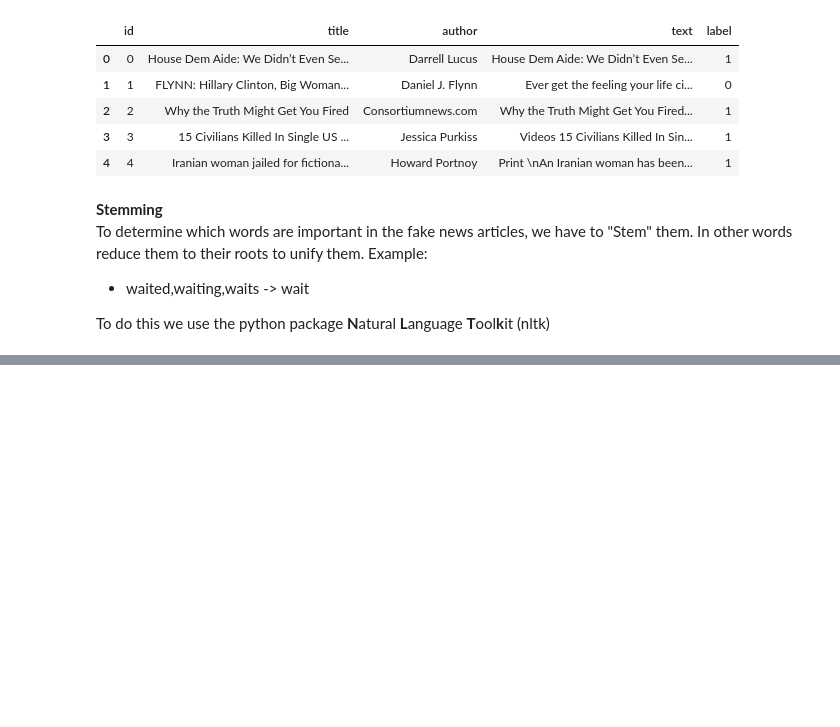
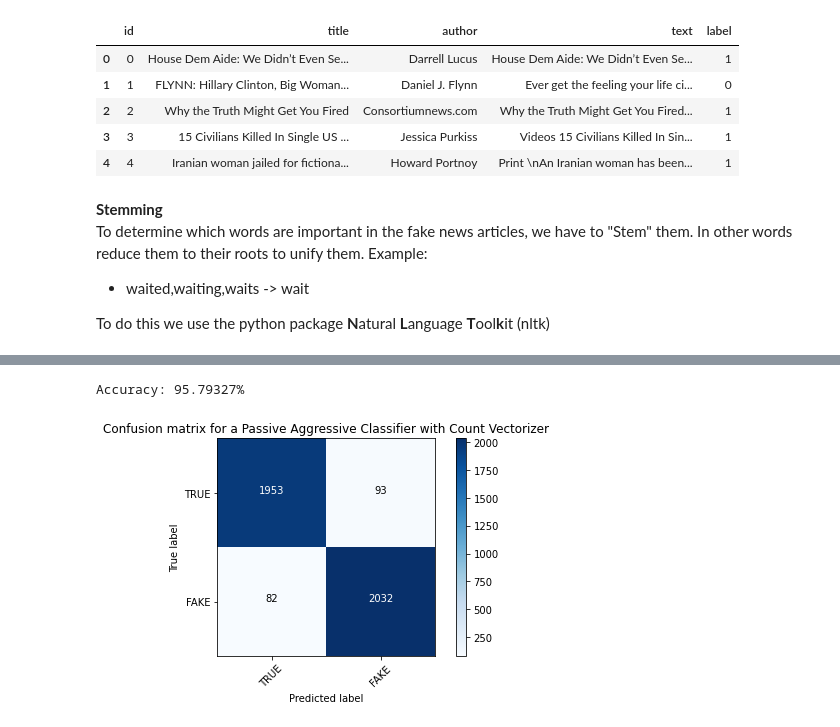
Before and after one commit to Cubba2412/Machine-Learning-Mini-project, a Jupyter notebook: FakeNewsPredictor.ipynb, the cells around one changed output, grey strips where cells are left out. Saved outputs shown, nothing was run; the diff lists cells and outputs as text; code cells hidden in the pictures; blank space fills up the shorter version.

```diff
--- a/FakeNewsPredictor.ipynb
+++ b/FakeNewsPredictor.ipynb
@@ -206,0 +380,16 @@ In other words, the documents with bigrams containing <em>guatemalan</em> are mo
+# %%
+# Instantiate the model
+linear_classifier = PassiveAggressiveClassifier(max_iter=10)
+# Fit the model to the ((count) vectorized) training data
+linear_classifier.fit(count_train, y_train)
+# Make a prediction
+pred_linear_count = linear_classifier.predict(count_test)
+# Extract the accuracy and print it
+acc_linear_count = metrics.accuracy_score(y_test, pred_linear_count)
+print("Accuracy: {:.5f}%".format(acc_linear_count*100))
+# Create a confusion matrix and plot it
+cm3 = metrics.confusion_matrix(y_test, pred_linear_count, labels=[0,1])
+plot_confusion_matrix(cm3, classes=['TRUE','FAKE'], title ='Confusion matrix for a Passive Aggressive Classifier with Count Vectorizer')
+# %% [output]
+Accuracy: 95.79327%
+[figure, added]
```
Also changed, not shown: parts of 21 cells of this notebook.
